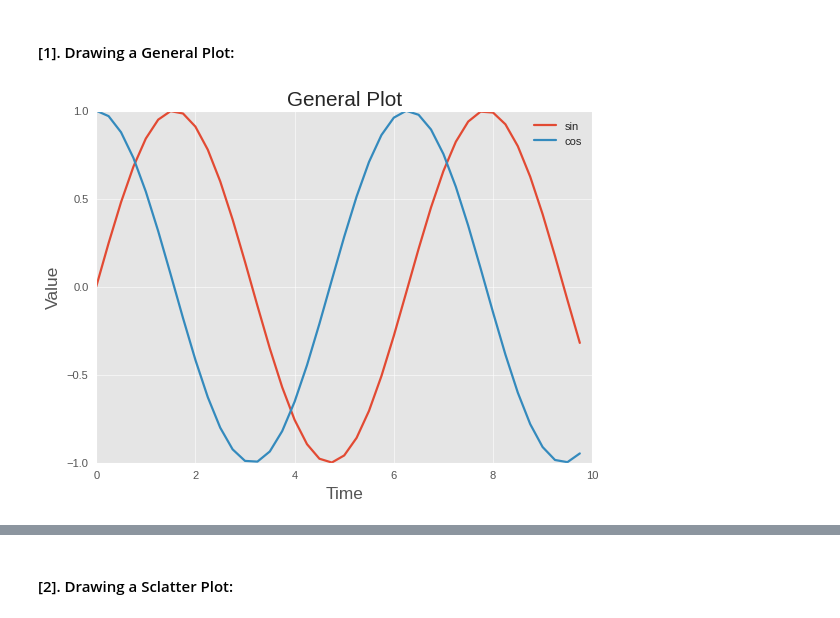
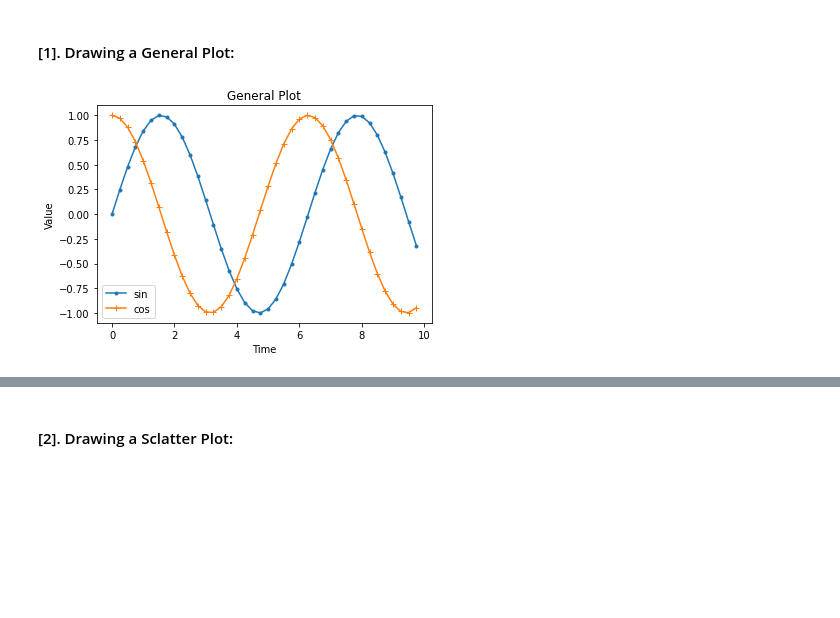
Before and after one commit to mrzResearchArena/TF-2.x, a Jupyter notebook: Plotting-Machine-Learning.ipynb, the cells around one changed output, grey strips where cells are left out. Drawn from its saved outputs; the diff is of its cells as text; code cells hidden in the pictures; blank space fills up the shorter version.

```diff
--- a/Plotting-Machine-Learning.ipynb
+++ b/Plotting-Machine-Learning.ipynb
@@ -4,9 +4,6 @@
 import matplotlib.pyplot as plt
 import numpy as np
 
-plt.style.use('ggplot') # { ggplot, seaborn, bmh }
-plt.rcParams.update({'font.size': 13})
-
 # Reference: [https://matplotlib.org/3.1.0/api/_as_gen/matplotlib.pyplot.plot.html]
 # %%
 x = np.arange(0, 10, 0.25) # 0<10, increase by 1 (0, 0.25, 0.5, 0.75, ... 9.75)
@@ -19,16 +16,15 @@ array([0.  , 0.25, 0.5 , 0.75, 1.  , 1.25, 1.5 , 1.75, 2.  , 2.25, 2.5 ,
 # %% [markdown]
 #### [1]. Drawing a General Plot:
 # %%
-plt.plot(x, np.sin(x), label='sin')
-# plt.plot(x, np.sin(x), marker='o') #
-plt.plot(x, np.cos(x), label='cos')
+plt.plot(x, np.sin(x), label='sin', marker='.')
+plt.plot(x, np.cos(x), label='cos', marker='+')
 plt.legend()
 
 plt.title('General Plot')
 plt.xlabel('Time')
 plt.ylabel('Value')
 
 plt.show()
 #end
 # %% [output]
-[figure, old version]
+[figure, new version]
```
Also changed, not shown: parts of 7 cells of this notebook.
